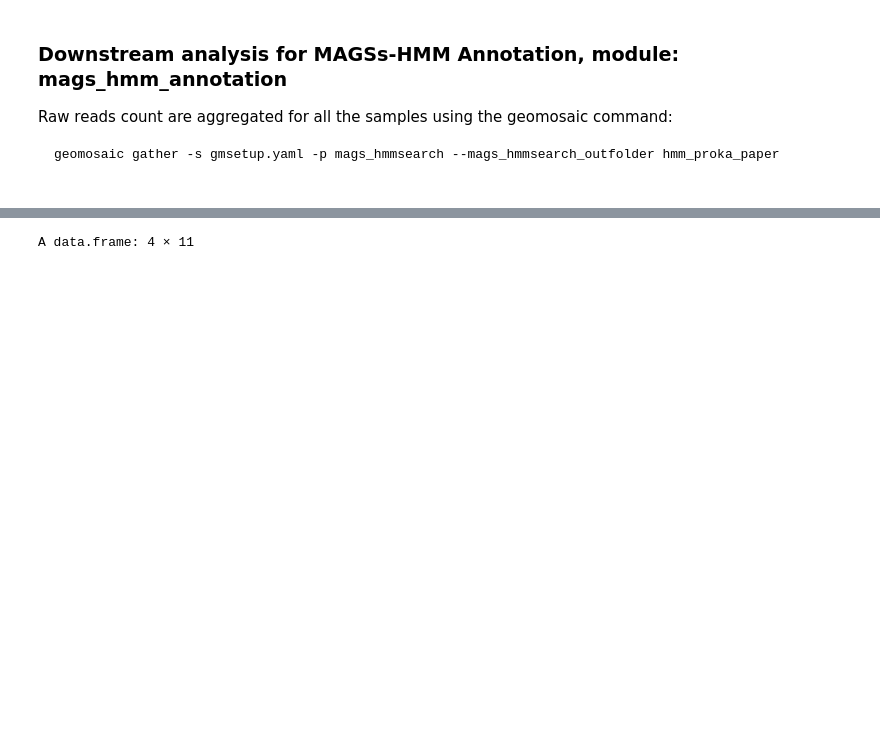
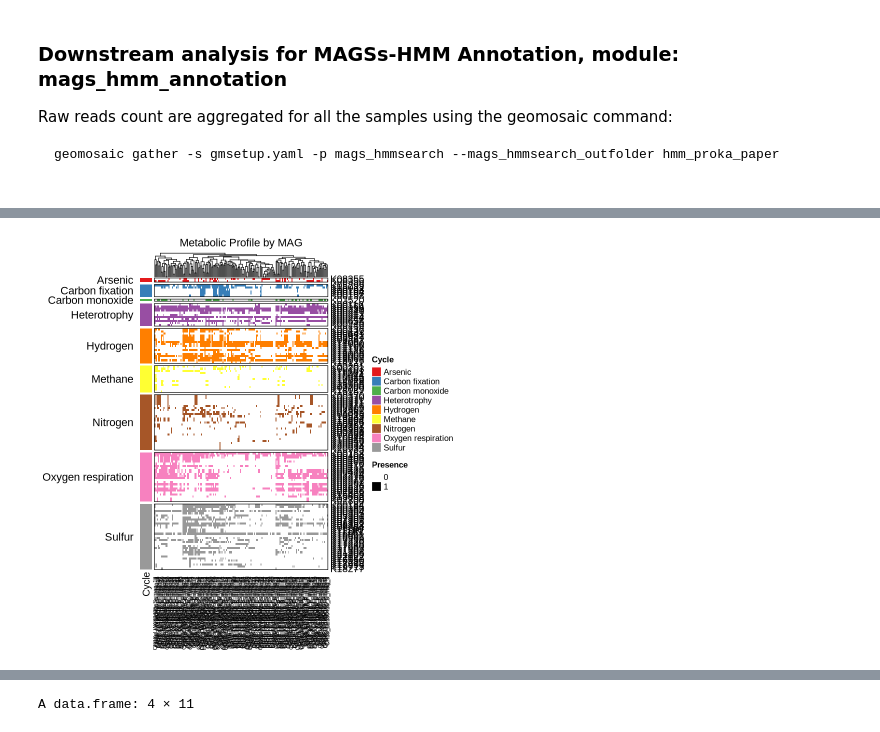
Before and after one commit to EdoT99/geomosaic_cookbook, a Jupyter notebook: notebooks/geomosaic_mags-hmma.ipynb, the cells around one changed output, grey strips where cells are left out. Saved outputs shown, nothing was run; the diff lists cells and outputs as text; code cells hidden in the pictures; blank space fills up the shorter version.

Commit message:
checkpoint  heatmap

```diff
--- a/notebooks/geomosaic_mags-hmma.ipynb
+++ b/notebooks/geomosaic_mags-hmma.ipynb
@@ -54,3 +65,7 @@ theme_glab <- function(base_size = 11, base_family = "") {
       complete = TRUE
     )
 }
+# %%
+# 1. List all HMM coverage files from your 8 samples
+# Geomosaic organizes these in {wdir}/{sample}/{mags_hmmsearch_output_folder}
+files <- list.files(path = "../tables/gm_gathering/mags_hmmsearch", pattern = "mags.tsv", recursive = TRUE, full.names = TRUE)
@@ -56,0 +117,6 @@ theme_glab <- function(base_size = 11, base_family = "") {
+# %%
+ko_metadata <- read_delim("../tables/geomosaic_biogeochemical_kos_plot.tsv", delim = "\t")
+# %%
+plot_data <- master_matrix %>%
+  inner_join(ko_metadata, by = c("HMM_model" = "KO")) %>%
+  arrange(cycle) # Group them by biological function
@@ -56,0 +156,44 @@ theme_glab <- function(base_size = 11, base_family = "") {
+# %%
+# 1. Ensure cat_colors is ready (as we did before)
+unique_cats <- unique(plot_data$cycle)
+cat_colors <- setNames(RColorBrewer::brewer.pal(length(unique_cats), "Set1"), unique_cats)
+
+mag_labels = anno_text(colnames(mat),
+                       rot = 90,
+                       just = "right",
+                       offset = unit(1, "npc") - unit(2, "mm"),
+                       gp = gpar(fontsize = 7))
+
+# 2. Build the Heatmap with layer_fun
+hb <- Heatmap(mat,
+        name = "Presence",
+        col = c("0" = "white", "1" = "black"), # Base grid
+
+        # VECTORIZED COLORING (Faster for >100 rows/cols)
+        layer_fun = function(j, i, x, y, width, height, fill) {
+            # Find the index of all '1' values in the matrix
+            v = pindex(mat, i, j)
+
+            # Only draw where value is 1
+            l = v == 1
+
+            # Map the category color to the specific row index 'i'
+            grid.rect(x[l], y[l], width[l], height[l],
+                      gp = gpar(fill = cat_colors[plot_data$cycle[i[l]]], col = NA))
+        },
+
+        # Row and Column structure
+        row_split = plot_data$cycle,
+        cluster_rows = FALSE,
+        cluster_columns = TRUE,
+        show_column_names = FALSE,
+        row_title_rot = 0,
+        bottom_annotation = HeatmapAnnotation(MAG_IDs = mag_labels),
+        column_title = "Metabolic Profile by MAG",
+        column_title_side = "top",
+        # Annotations
+        left_annotation = rowAnnotation(Cycle = plot_data$cycle, col = list(Cycle = cat_colors)),
+        border = TRUE)
+
+draw(hb)
+# %% [output]
@@ -56,0 +202 @@ theme_glab <- function(base_size = 11, base_family = "") {
+[figure, added]
```
Also changed, not shown: parts of 11 cells of this notebook.
